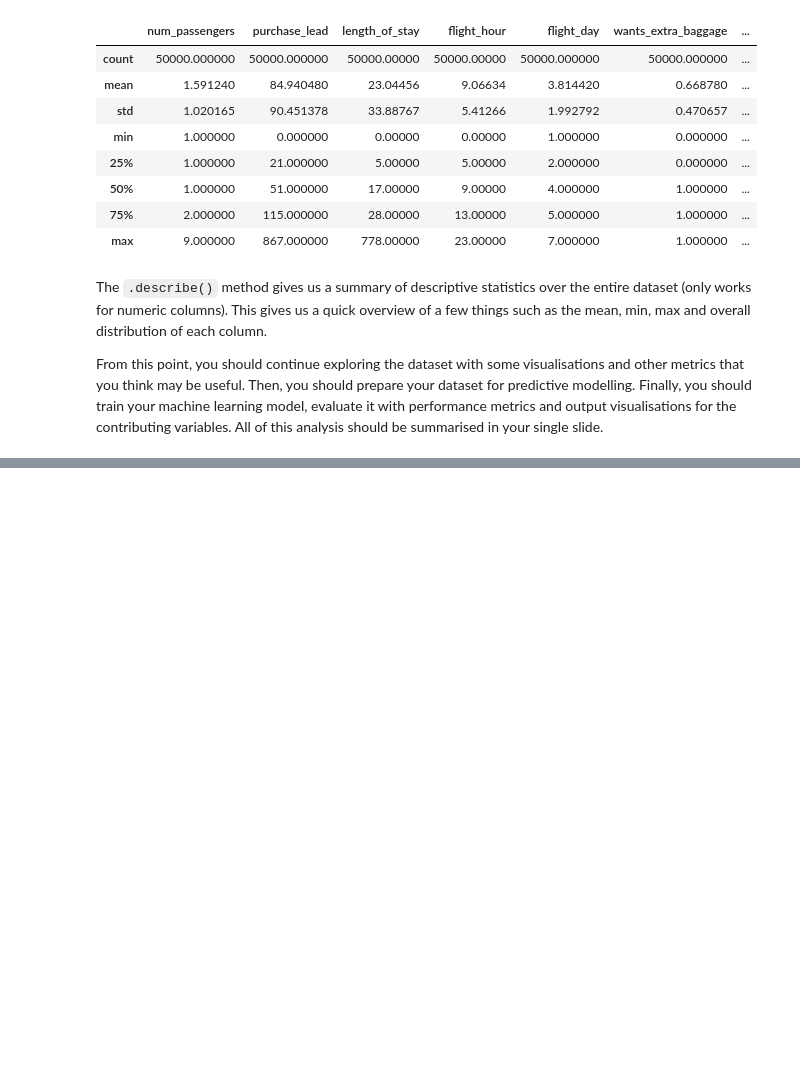
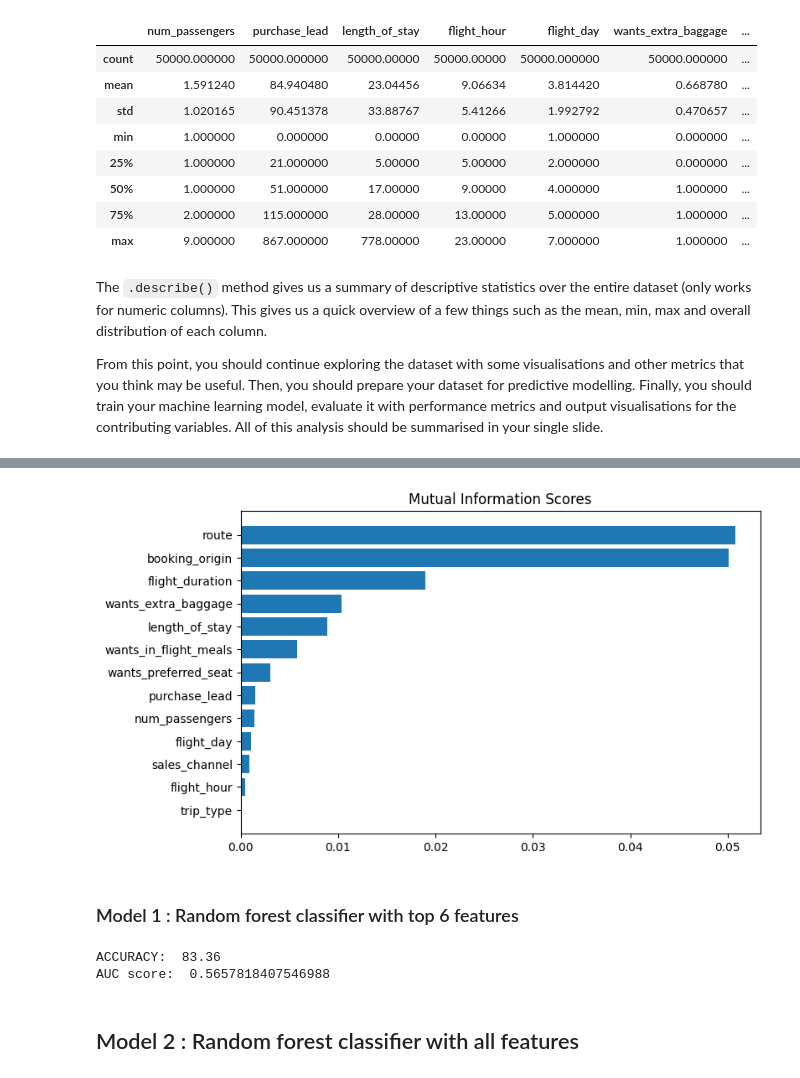
Before and after one commit to alok1409/British-Airways-Virtual-Internship-, a Jupyter notebook: British_Airways_Task_2.ipynb, the cells around one changed output, grey strips where cells are left out. Saved outputs shown, nothing was run; the diff lists cells and outputs as text; code cells hidden in the pictures; blank space fills up the shorter version.

```diff
--- a/British_Airways_Task_2.ipynb
+++ b/British_Airways_Task_2.ipynb
@@ -15,7 +15,7 @@ First, we must explore the data in order to better understand what we have and t
 # %%
 import pandas as pd
 # %%
-df = pd.read_csv("data/customer_booking.csv", encoding="ISO-8859-1")
+df = pd.read_csv("customer_booking.csv", encoding="ISO-8859-1")
 df.head()
 # %% [output]
 |  | num_passengers | sales_channel | trip_type | purchase_lead | length_of_stay | flight_hour | flight_day | ... |
@@ -105,0 +123,7 @@ From this point, you should continue exploring the dataset with some visualisati
+# %%
+X= df.drop('booking_complete',axis=1)
+y= df.booking_complete
+
+#changing object dtype to int dtype
+for colname in X.select_dtypes("object"):
+    X[colname], _ = X[colname].factorize()
@@ -105,0 +147,8 @@ From this point, you should continue exploring the dataset with some visualisati
+# %%
+from sklearn.feature_selection import mutual_info_classif
+
+mi_scores = mutual_info_classif(X, y)
+mi_scores = pd.Series(mi_scores, name="MI Scores", index=X.columns)
+mi_scores = mi_scores.sort_values(ascending=False)
+
+mi_scores # show a few features with their MI scores
@@ -105,0 +170,14 @@ From this point, you should continue exploring the dataset with some visualisati
+# %%
+def plot_mi_scores(scores):
+    scores = scores.sort_values(ascending=True)
+    width = np.arange(len(scores))
+    ticks = list(scores.index)
+    plt.barh(width, scores)
+    plt.yticks(width, ticks)
+    plt.title("Mutual Information Scores")
+
+
+plt.figure(dpi=100, figsize=(8, 5))
+plot_mi_scores(mi_scores)
+# %% [output]
+[figure, added]
@@ -105,0 +204,31 @@ From this point, you should continue exploring the dataset with some visualisati
+# %% [markdown]
+### Model 1 : Random forest classifier with top 6 features
+# %%
+from sklearn.metrics import roc_auc_score
+from sklearn.metrics import accuracy_score
+from sklearn.ensemble import RandomForestClassifier
+
+
+
+#assigning the features under a list
+
+features=['route','booking_origin','flight_duration','wants_extra_baggage', 'length_of_stay','num_passengers']
+X= df[features]
+#one hot encoding
+X = pd.get_dummies(X, columns=features)
+X= scale(X)
+y= df.booking_complete
+
+X_train,X_val,y_train,y_val= dataset(X,y)
+
+forest_model= RandomForestClassifier(random_state=1)
+forest_model.fit(X_train, y_train)
+preds= forest_model.predict(X_val)
+
+print('ACCURACY: ',accuracy_score(y_val,preds)*100)
+print('AUC score: ',roc_auc_score(y_val,preds))
+# %% [output]
+ACCURACY:  83.36
+AUC score:  0.5657818407546988
+# %% [markdown]
+## Model 2 : Random forest classifier with all features
```
Also changed, not shown: parts of 14 cells of this notebook.
